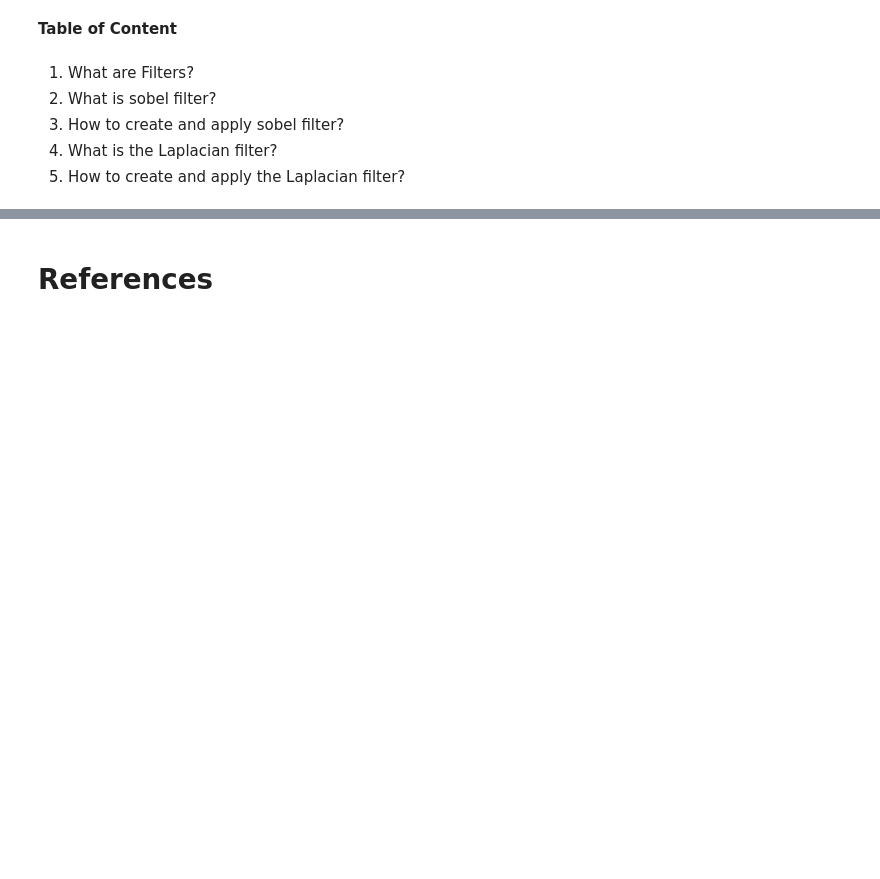
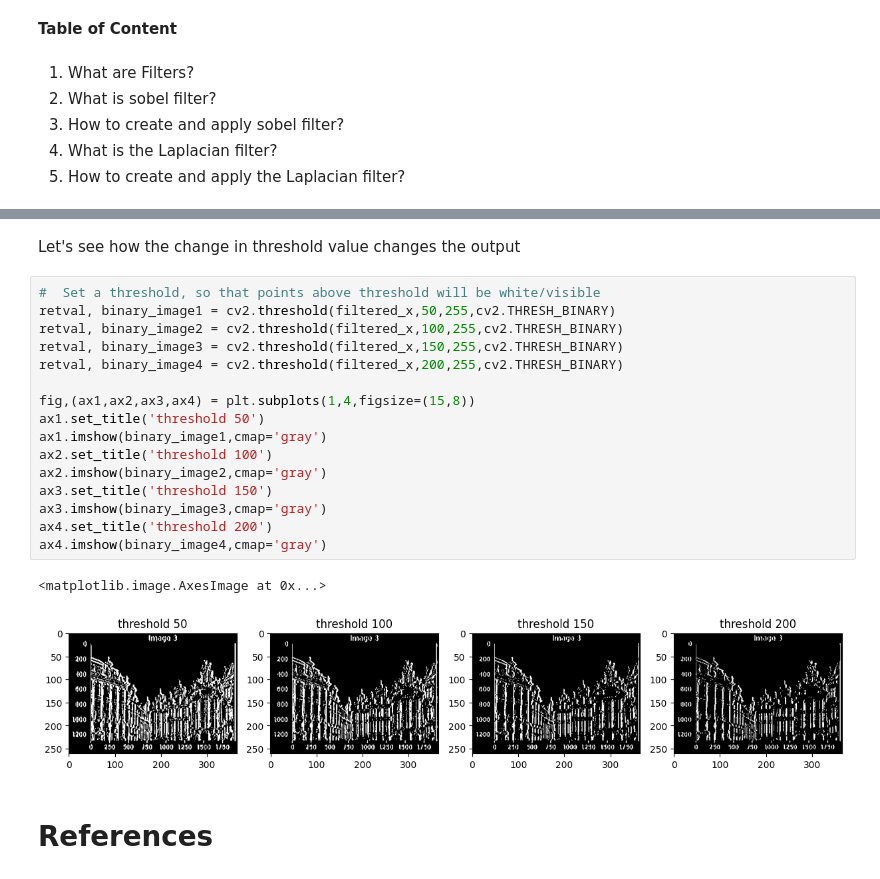
Before and after one commit to dr-mushtaq/Computer-Vision, a Jupyter notebook: Introduction_to_Computer_Vision.ipynb, the cells around one changed output, grey strips where cells are left out. Saved outputs shown, nothing was run; the diff lists cells and outputs as text; blank space fills up the shorter version.

```diff
--- a/Introduction_to_Computer_Vision.ipynb
+++ b/Introduction_to_Computer_Vision.ipynb
@@ -218,3 +254,24 @@ BG_replacement
+# %% [markdown]
+Let's see how the change in threshold value changes the output
+# %%
+#  Set a threshold, so that points above threshold will be white/visible
+retval, binary_image1 = cv2.threshold(filtered_x,50,255,cv2.THRESH_BINARY)
+retval, binary_image2 = cv2.threshold(filtered_x,100,255,cv2.THRESH_BINARY)
+retval, binary_image3 = cv2.threshold(filtered_x,150,255,cv2.THRESH_BINARY)
+retval, binary_image4 = cv2.threshold(filtered_x,200,255,cv2.THRESH_BINARY)
+
+fig,(ax1,ax2,ax3,ax4) = plt.subplots(1,4,figsize=(15,8))
+ax1.set_title('threshold 50')
+ax1.imshow(binary_image1,cmap='gray')
+ax2.set_title('threshold 100')
+ax2.imshow(binary_image2,cmap='gray')
+ax3.set_title('threshold 150')
+ax3.imshow(binary_image3,cmap='gray')
+ax4.set_title('threshold 200')
+ax4.imshow(binary_image4,cmap='gray')
+# %% [output]
+<matplotlib.image.AxesImage at 0x...>
+[figure, added]
 # %% [markdown]
 # **References**
 # %% [markdown]
```
Also changed, not shown: parts of 10 cells of this notebook.
